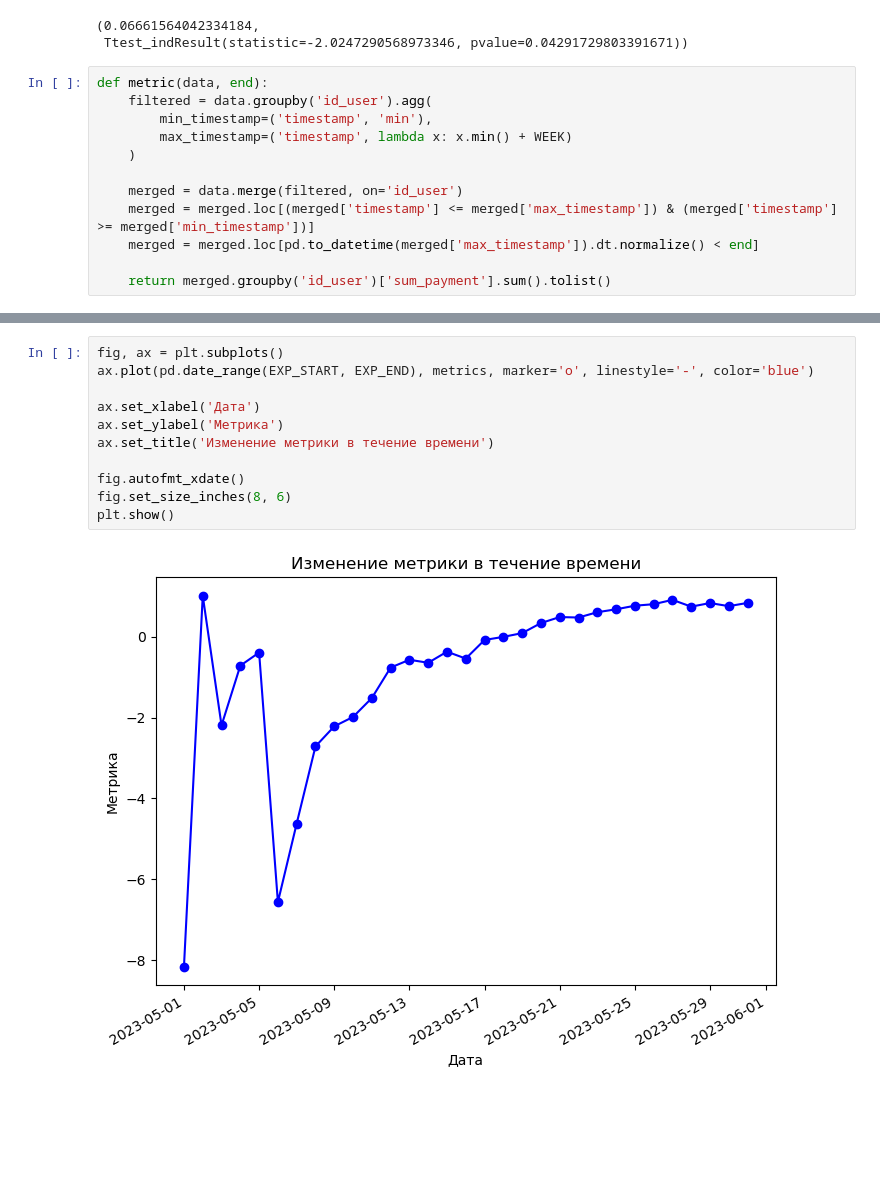
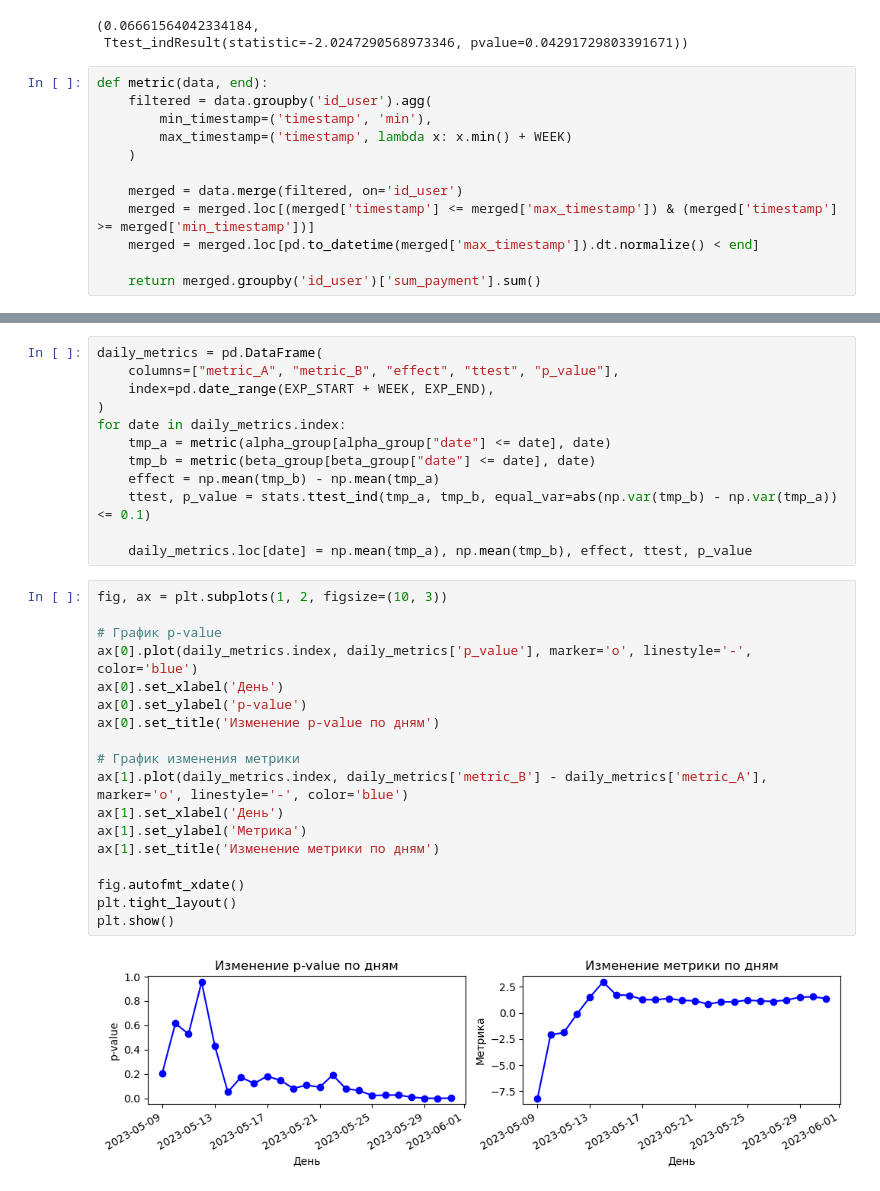
Before and after one commit to IrinaPugaeva/made_ab, a Jupyter notebook: hw4.ipynb, the cells around one changed output, grey strips where cells are left out. Drawn from its saved outputs; the diff is of its cells as text; blank space fills up the shorter version.

```diff
--- a/hw4.ipynb
+++ b/hw4.ipynb
@@ -215,4 +215,4 @@ def metric(data, end):
     merged = merged.loc[(merged['timestamp'] <= merged['max_timestamp']) & (merged['timestamp'] >= merged['min_timestamp'])]
     merged = merged.loc[pd.to_datetime(merged['max_timestamp']).dt.normalize() < end]
 
-    return merged.groupby('id_user')['sum_payment'].sum().tolist()
+    return merged.groupby('id_user')['sum_payment'].sum()
@@ -263,13 +219,32 @@ plt.show()
-# %%
-fig, ax = plt.subplots()
-ax.plot(pd.date_range(EXP_START, EXP_END), metrics, marker='o', linestyle='-', color='blue')
-
-ax.set_xlabel('Дата')
-ax.set_ylabel('Метрика')
-ax.set_title('Изменение метрики в течение времени')
-
-fig.autofmt_xdate()
-fig.set_size_inches(8, 6)
-plt.show()
-# %% [output]
-[figure, removed]
+# %%
+daily_metrics = pd.DataFrame(
+    columns=["metric_A", "metric_B", "effect", "ttest", "p_value"],
+    index=pd.date_range(EXP_START + WEEK, EXP_END),
+)
+for date in daily_metrics.index:
+    tmp_a = metric(alpha_group[alpha_group["date"] <= date], date)
+    tmp_b = metric(beta_group[beta_group["date"] <= date], date)
+    effect = np.mean(tmp_b) - np.mean(tmp_a)
+    ttest, p_value = stats.ttest_ind(tmp_a, tmp_b, equal_var=abs(np.var(tmp_b) - np.var(tmp_a)) <= 0.1)
+
+    daily_metrics.loc[date] = np.mean(tmp_a), np.mean(tmp_b), effect, ttest, p_value
+# %%
+fig, ax = plt.subplots(1, 2, figsize=(10, 3))
+
+# График p-value
+ax[0].plot(daily_metrics.index, daily_metrics['p_value'], marker='o', linestyle='-', color='blue')
+ax[0].set_xlabel('День')
+ax[0].set_ylabel('p-value')
+ax[0].set_title('Изменение p-value по дням')
+
+# График изменения метрики
+ax[1].plot(daily_metrics.index, daily_metrics['metric_B'] - daily_metrics['metric_A'], marker='o', linestyle='-', color='blue')
+ax[1].set_xlabel('День')
+ax[1].set_ylabel('Метрика')
+ax[1].set_title('Изменение метрики по дням')
+
+fig.autofmt_xdate()
+plt.tight_layout()
+plt.show()
+# %% [output]
+[figure, added]
```
Also changed, not shown: parts of 4 cells of this notebook.
